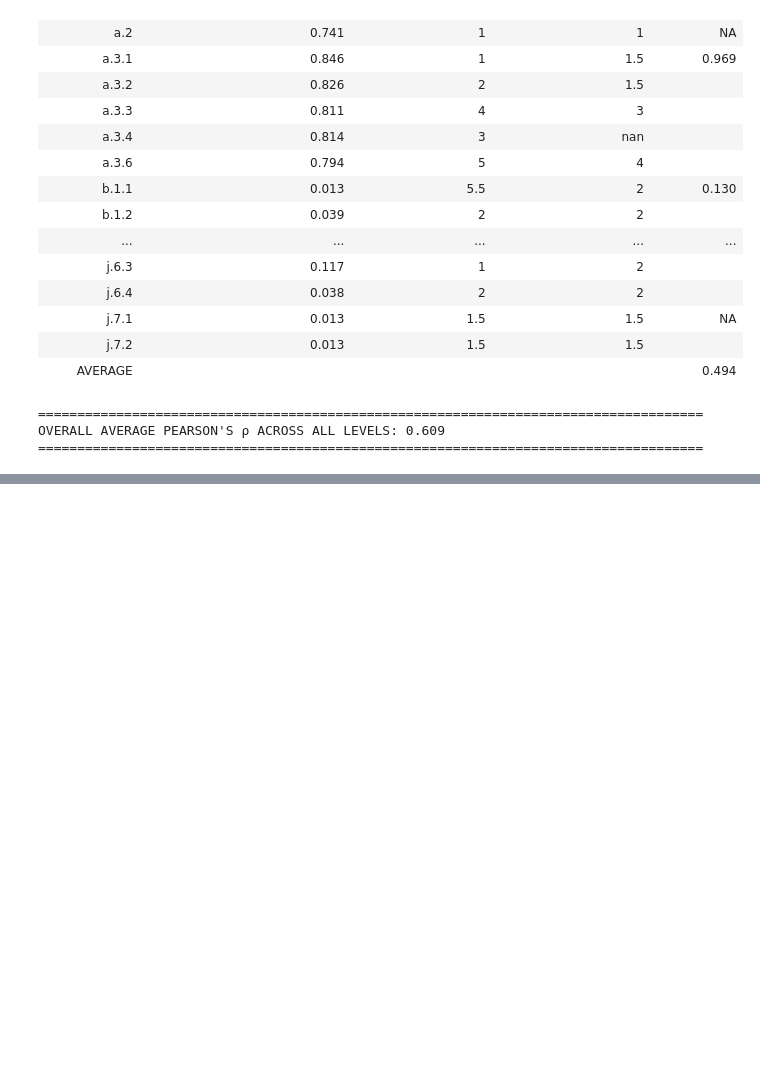
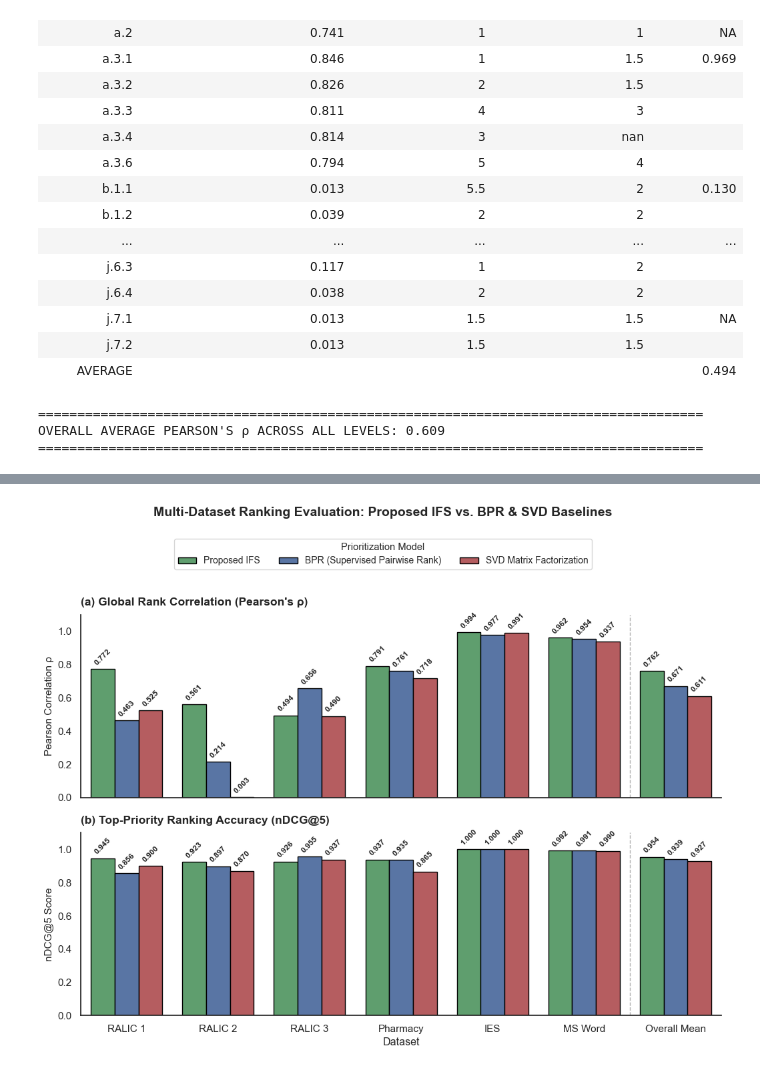
Before and after one commit to tzimosdim/LSDM_Framework, a Jupyter notebook: experiments/RQ3_Ranking_Accuracy.ipynb, the cells around one changed output, grey strips where cells are left out. Cells and saved outputs as stored; diff of their text form; code cells hidden in the pictures; blank space fills up the shorter version.

```diff
--- a/experiments/RQ3_Ranking_Accuracy.ipynb
+++ b/experiments/RQ3_Ranking_Accuracy.ipynb
@@ -13,21 +15,28 @@ For each configuration:
 This section initializes the environment and defines the core analytical helper functions.
 # %%
 # Import core libraries for data manipulation, statistical analysis, and warning control
+import os
 import time
 import numpy as np
 import pandas as pd
 import scipy.stats as stats
 import warnings
 
-# Import custom framework modules
-from src.data_loader import load_ralic
+# Import custom framework modules and comparative ranking baselines
+from src.data_loader import load_ralic, load_pharmacy, load_ies_multicriteria, load_msword_multicriteria
 from src.fuzzification import convert_to_ifv_matrix
 from src.similarity import get_similarity_matrices
 from src.feedback import calculate_final_classification
+from src.baselines import predict_item_mean, predict_svd, rank_bpr, rank_from_matrix, calculate_group_ndcg
 
 # Suppress warnings for clean output
 warnings.filterwarnings('ignore', category=RuntimeWarning)
 warnings.filterwarnings('ignore', category=stats.ConstantInputWarning)
+warnings.filterwarnings('ignore')
+
+BASE_DATA_PATH = '../data/'
+RESULTS_PATH = '../results/'
+os.makedirs(RESULTS_PATH, exist_ok=True)
 
 # HELPER FUNCTIONS (For Clean Logic)
 
@@ -207,7 +216,7 @@ stakerare_baselines = {
 stakerare_overall = np.mean(list(stakerare_baselines.values()))
 
 # --- 2. Dynamically Find the Best Configuration in the Dataset ---
-ranking_csv_path = '../results/rq3_ranking_correlation.csv'
+ranking_csv_path = '../results/rq3_ralic_ranking_correlation.csv'
 df_ranking_loaded = pd.read_csv(ranking_csv_path)
 
 # Calculate the overall average Pearson ρ across all 3 levels for each configuration
@@ -312,7 +321,7 @@ plt.legend(title='Model', bbox_to_anchor=(1.02, 1), loc='upper left')
 sns.despine()
 
 plt.tight_layout()
-plt.savefig('../results/rq3_ranking_comparison.png', dpi=300, bbox_inches='tight')
+plt.savefig('../results/rq3_ralic_ranking_comparison.png', dpi=600, bbox_inches='tight')
 plt.show()
 # %% [output]
 [figure]
@@ -507,0 +691,85 @@ OVERALL AVERAGE PEARSON'S ρ ACROSS ALL LEVELS: 0.609
+# %%
+# Filter to the models evaluated across all 6 empirical datasets
+df_6 = df_rq3_comprehensive[
+    ~df_rq3_comprehensive['Dataset'].isin(['RALIC Average (1–3)', '6-Dataset Average'])
+].copy()
+
+df_6['Model_Clean'] = df_6['Model'].apply(lambda x: 'Proposed IFS' if 'Proposed IFS' in str(x) else x)
+common_models = ['Proposed IFS', 'BPR (Supervised Pairwise Rank)', 'SVD Matrix Factorization']
+df_6 = df_6[df_6['Model_Clean'].isin(common_models)].copy()
+
+# Map dataset names to concise x-axis labels
+ds_short_map = {
+    'RALIC 1 (Objectives)': 'RALIC 1',
+    'RALIC 2 (Requirements)': 'RALIC 2',
+    'RALIC 3 (Specific Reqs)': 'RALIC 3',
+    'Pharmacy (42x101)': 'Pharmacy',
+    'IES Multi-Criteria (5x192x3)': 'IES',
+    'MS Word Multi-Criteria (4x50x2)': 'MS Word'
+}
+df_6['Dataset_Short'] = df_6['Dataset'].map(ds_short_map)
+
+# Compute 6-Dataset Overall Mean
+avg_6 = df_6.groupby('Model_Clean', as_index=False)[['Pearson_rho', 'nDCG@5']].mean().round(3)
+avg_6['Dataset_Short'] = 'Overall Mean'
+
+df_plot_6 = pd.concat([df_6[['Dataset_Short', 'Model_Clean', 'Pearson_rho', 'nDCG@5']], avg_6], ignore_index=True)
+ds_order = ['RALIC 1', 'RALIC 2', 'RALIC 3', 'Pharmacy', 'IES', 'MS Word', 'Overall Mean']
+
+# Set visualization style: Vertically stacked (2 rows, 1 column) for full-width clarity
+sns.set_theme(style="white")
+fig, axes = plt.subplots(2, 1, figsize=(10.5, 8.2), sharex=True)
+
+custom_palette_6 = {
+    'Proposed IFS': '#55A868',                    # Green (Best Overall)
+    'BPR (Supervised Pairwise Rank)': '#4C72B0',  # Blue
+    'SVD Matrix Factorization': '#C44E52'         # Red
+}
+
+# Panel (a): Pearson's rho
+ax1 = sns.barplot(
+    data=df_plot_6, x='Dataset_Short', y='Pearson_rho', hue='Model_Clean',
+    order=ds_order, hue_order=common_models, palette=custom_palette_6,
+    edgecolor='black', linewidth=1.0, width=0.78, errorbar=None, ax=axes[0]
+)
+ax1.set_title("(a) Global Rank Correlation (Pearson's ρ)", fontsize=12.5, weight='bold', loc='left', pad=10)
+ax1.set_ylabel("Pearson Correlation ρ", fontsize=11)
+ax1.set_xlabel("")
+ax1.set_ylim(0.00, 1.10)
+
+# Place a single shared horizontal legend at the top of the figure
+handles, labels = ax1.get_legend_handles_labels()
+ax1.get_legend().remove()
+fig.legend(handles, labels, title='Prioritization Model', loc='upper center',
+           bbox_to_anchor=(0.5, 0.96), ncol=3, frameon=True, fontsize=10, title_fontsize=10.5)
+
+for container in ax1.containers:
+    ax1.bar_label(container, fmt='%.3f', padding=3, fontsize=8.5, rotation=45, fontweight='bold')
+
+# Panel (b): nDCG@5 (zoomed y-axis [0.75, 1.04] to highlight top-k differences clearly)
+ax2 = sns.barplot(
+    data=df_plot_6, x='Dataset_Short', y='nDCG@5', hue='Model_Clean',
+    order=ds_order, hue_order=common_models, palette=custom_palette_6,
+    edgecolor='black', linewidth=1.0, width=0.78, errorbar=None, ax=axes[1]
+)
+ax2.set_title("(b) Top-Priority Ranking Accuracy (nDCG@5)", fontsize=12.5, weight='bold', loc='left', pad=10)
+ax2.set_ylabel("nDCG@5 Score", fontsize=11)
+ax2.set_xlabel("Dataset", fontsize=11.5)
+ax2.set_ylim(0.00, 1.10)
+ax2.get_legend().remove()
+
+for container in ax2.containers:
+    ax2.bar_label(container, fmt='%.3f', padding=3, fontsize=8.5, rotation=45, fontweight='bold')
+
+# Add subtle vertical divider before 'Overall Mean'
+for ax in axes:
+    ax.axvline(x=5.5, color='gray', linestyle='--', linewidth=1.0, alpha=0.6)
+
+sns.despine()
+plt.suptitle("Multi-Dataset Ranking Evaluation: Proposed IFS vs. BPR & SVD Baselines",
+             fontsize=14, weight='bold', y=1.01)
+plt.tight_layout(rect=[0, 0, 1, 0.91])
+plt.savefig('../results/rq3_alldatasets_ranking_comparison.png', dpi=600, bbox_inches='tight')
+plt.show()
+# %% [output]
+[figure, added]
```
Also changed, not shown: parts of 8 cells of this notebook, 30 other files.
